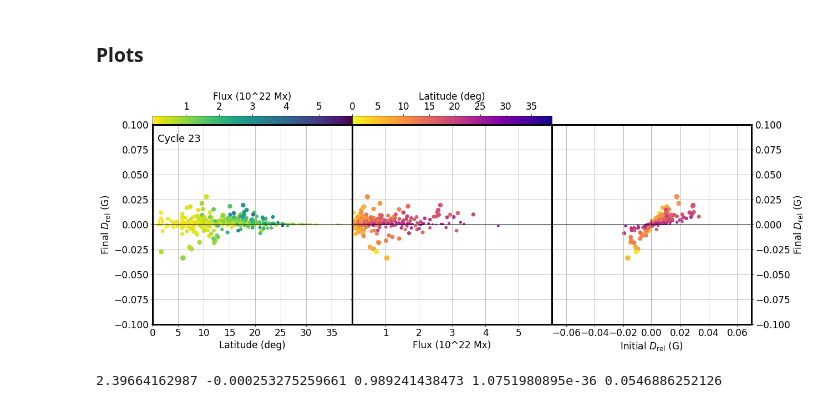
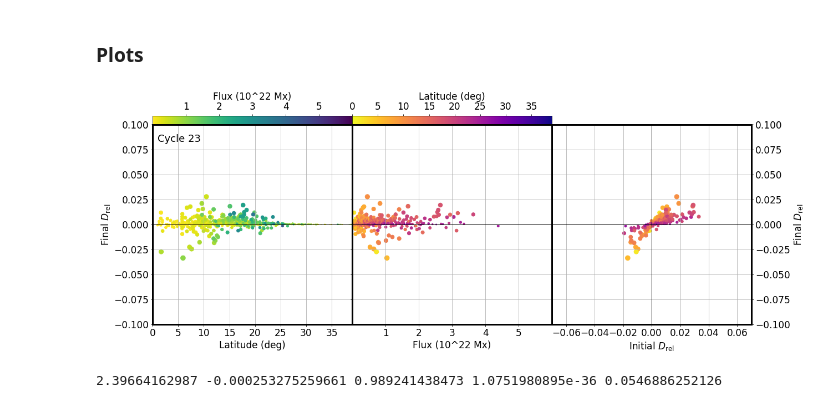
Before and after one commit to twhitbread/python-scatter, a Jupyter notebook: pythonscatter_c23_threecycles_decay.ipynb, the cells around one changed output. Drawn from its saved outputs; the diff is of its cells as text; code cells hidden in the pictures.

```diff
--- a/pythonscatter_c23_threecycles_decay.ipynb
+++ b/pythonscatter_c23_threecycles_decay.ipynb
@@ -117,7 +117,8 @@ blue = (114/255,178/255,229/255)
 purple = (111/255,40/255,124/255)
 peach = (1,208/255,171/255)
 orange = (255/255,161/255,0)
-pink = (255/255,153/255,153/255)
+pink = (255/255,105/255,180/255)
+plum = (238/255,174/255,238/255)
 
 dpi = 300
 pxx = 1500  # Horizontal size of each panel
@@ -172,7 +173,7 @@ ax1.set_xlabel('Latitude (deg)')
 ax1.set_xlim(lat1,lat2)
 plt.plot((lat1,lat2), (0, 0), 'k-',lw=1)
 #ax1.set_title('Coloured by flux, sized by RFADM')
-ax1.set_ylabel('Final $D_{\mathrm{rel}}$ (G)')
+ax1.set_ylabel('Final $D_{\mathrm{rel}}$')
 ax1.grid()
 ax1.set_xticks(latticks)
 ax1.text(1, 0.083, 'Cycle 23', fontsize=18)
@@ -194,7 +195,7 @@ ax2.set_xticks(fluxticks)
 ax3 = fig.add_axes([ppadh+pxx/fszh*2, ppadv, pxx/fszh, pxy/fszv], sharey=ax1)
 
 im3 = ax3.scatter(c[7],c[4],szf*np.sqrt(abs(c[4])),abs(c[2]),cmap='plasma_r',vmin=lat1,vmax=lat2)
-ax3.set_xlabel('Initial $D_{\mathrm{rel}}$ (G)')
+ax3.set_xlabel('Initial $D_{\mathrm{rel}}$')
 #ax3.set_title('Coloured by flux, sized by RFADM')
 ax3.set_xlim(-0.07,0.07)
 plt.plot((-0.07,0.07), (0, 0), 'k-',lw=1)
@@ -202,7 +203,7 @@ plt.axvline(x=0,color='black',lw=1)
 ax3.grid()
 ax3.yaxis.tick_right()
 ax3.yaxis.set_label_position('right')
-ax3.set_ylabel('Final $D_{\mathrm{rel}}$ (G)')
+ax3.set_ylabel('Final $D_{\mathrm{rel}}$')
 
 # Setting Vertical Axis
 ax1.set_ylim(-0.1,0.1)
@@ -222,34 +223,34 @@ cbaxes1.xaxis.set_label_position('top')
 # Adding Latitude Colorbar
 
 cb2 = fig.colorbar(im3,cax=cbaxes2, orientation='horizontal')
 cb2.set_label('Latitude (deg)')
 cb2.set_ticks(latticks)
 cbaxes2.xaxis.tick_top()
 cbaxes2.xaxis.set_label_position('top')
 
 
 
 
 # Making Spines Bolder
 
 ax1.spines['bottom'].set_linewidth(3)
 ax1.spines['top'].set_linewidth(3)
 ax1.spines['right'].set_linewidth(3)
 ax1.spines['left'].set_linewidth(3)
 
 ax2.spines['bottom'].set_linewidth(3)
 ax2.spines['top'].set_linewidth(3)
 ax2.spines['right'].set_linewidth(3)
 ax2.spines['left'].set_linewidth(3)
 
 ax3.spines['bottom'].set_linewidth(3)
 ax3.spines['top'].set_linewidth(3)
 ax3.spines['right'].set_linewidth(3)
 ax3.spines['left'].set_linewidth(3)
 
 #plt.savefig('/home/grads/xsxs53/Documents/phd/Papers/regions_axd/c23_3panel_label.eps', format='eps', dpi=300,bbox_inches='tight')
 # %% [output]
-[figure, old version]
+[figure, new version]
 # %%
 slope,intercept,rvalue,pvalue,stderr = stats.linregress(begin_rel[np.abs(reg_lat)<5],final_rel[np.abs(reg_lat)<5])
 initials = np.linspace(-0.07,0.07,1000)
```
Also changed, not shown: parts of 4 cells of this notebook, 2 other files.
